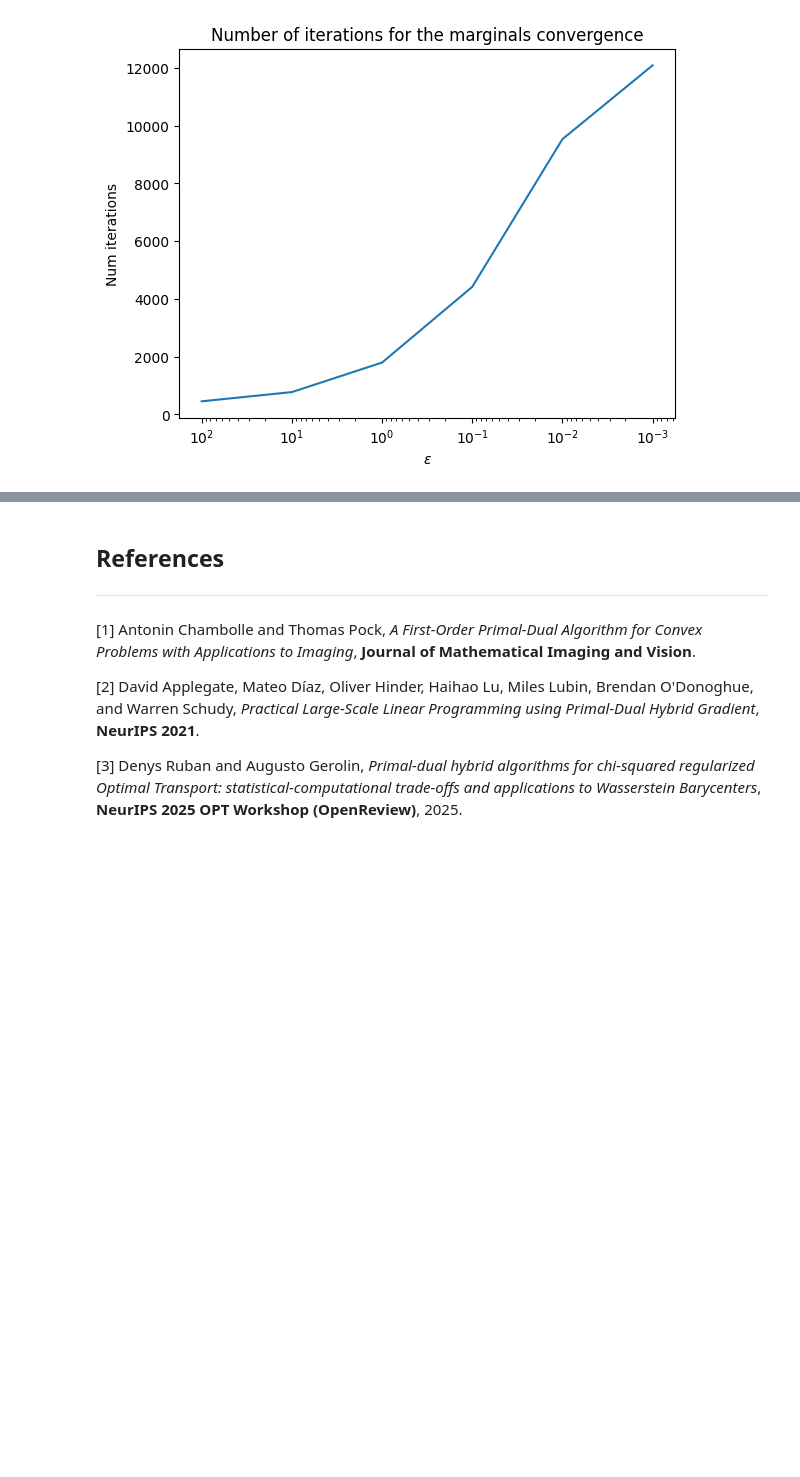
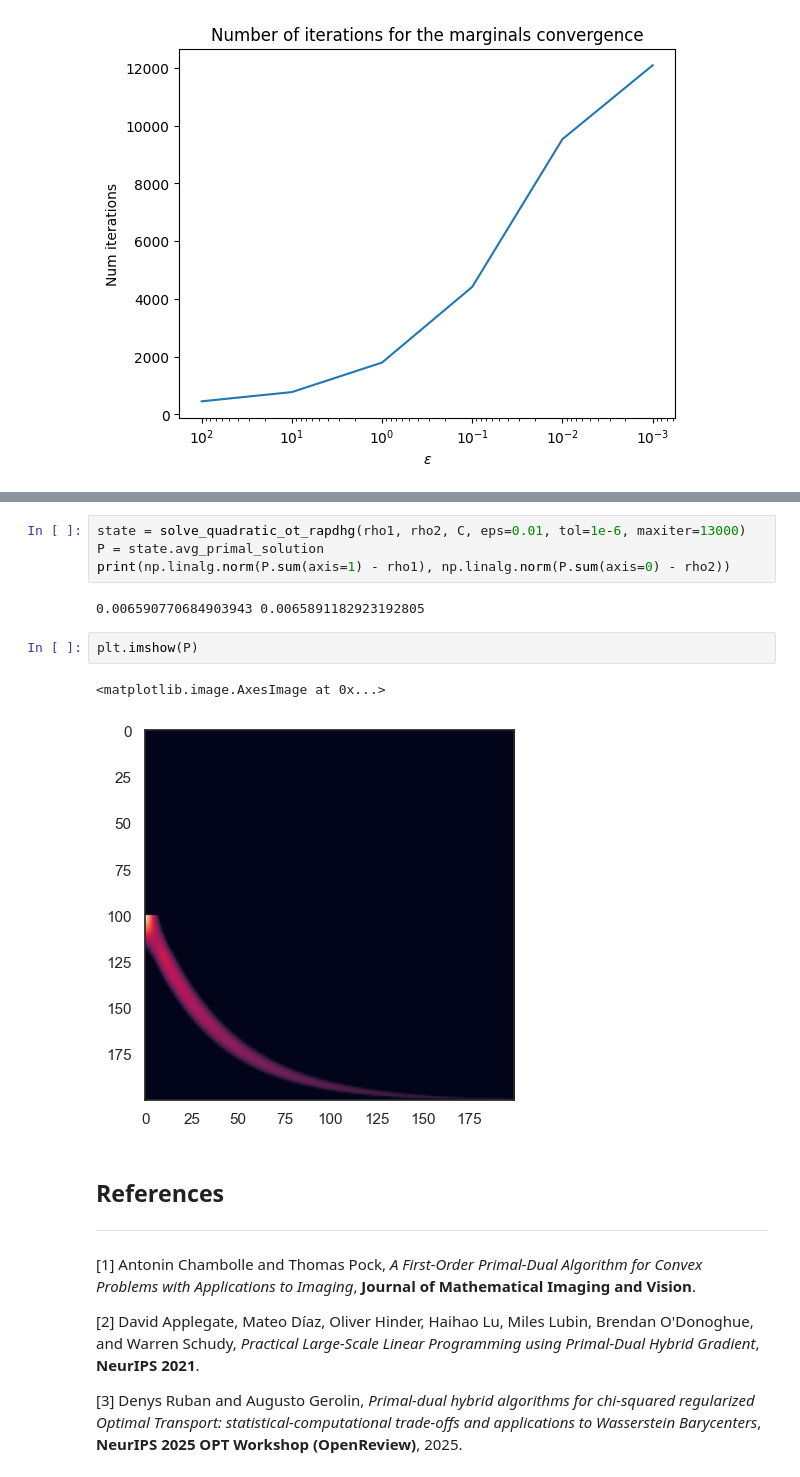
Before and after one commit to AI-Quantum-Research-Group/OT-Jan-2026, a Jupyter notebook: notebooks/quadratic.ipynb, the cells around one changed output, grey strips where cells are left out. Drawn from its saved outputs; the diff is of its cells as text; blank space fills up the shorter version.

```diff
--- a/notebooks/quadratic.ipynb
+++ b/notebooks/quadratic.ipynb
@@ -731,3 +751,14 @@ Text(0.5, 1.0, 'Number of iterations for the marginals convergence')
+# %%
+state = solve_quadratic_ot_rapdhg(rho1, rho2, C, eps=0.01, tol=1e-6, maxiter=13000)
+P = state.avg_primal_solution
+print(np.linalg.norm(P.sum(axis=1) - rho1), np.linalg.norm(P.sum(axis=0) - rho2))
+# %% [output]
+0.006590770684903943 0.0065891182923192805
+# %%
+plt.imshow(P)
+# %% [output]
+<matplotlib.image.AxesImage at 0x...>
+[figure, added]
 # %% [markdown]
 ## References
 ---
```
Also changed, not shown: parts of 3 cells of this notebook, 2 other files.
